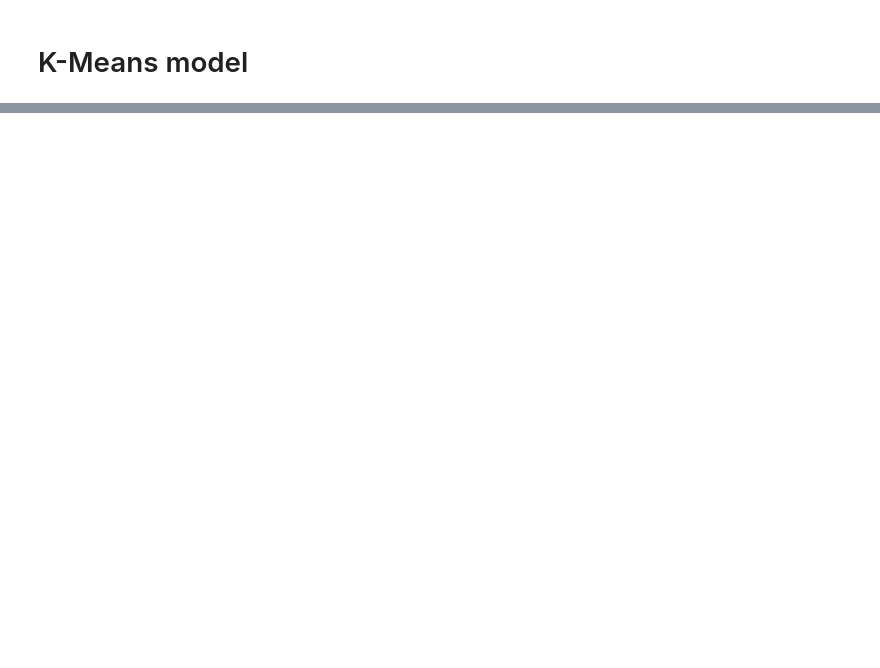
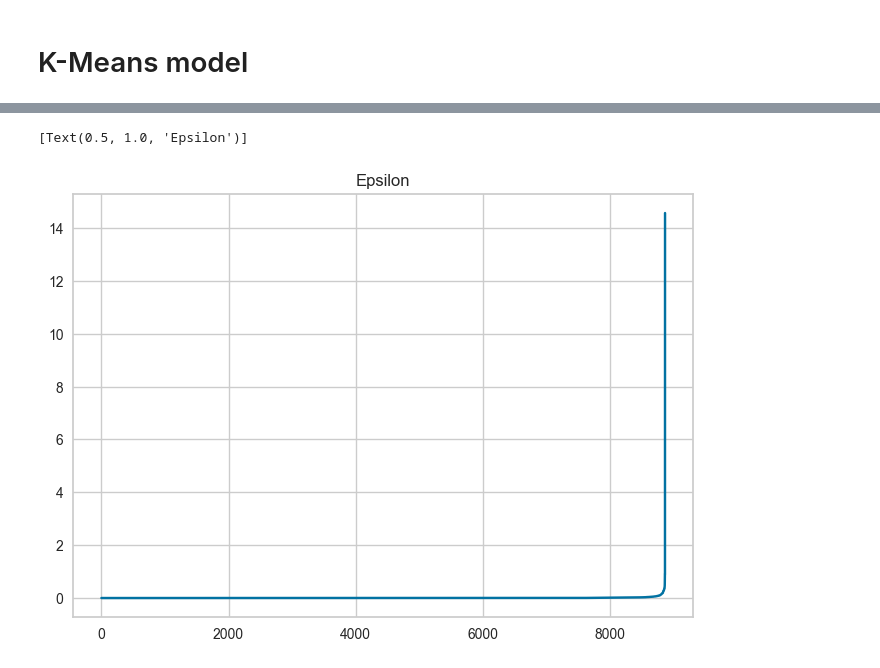
Before and after one commit to mcleroj/Python, a Jupyter notebook: clustering_metods.ipynb, the cells around one changed output, grey strips where cells are left out. Saved outputs shown, nothing was run; the diff lists cells and outputs as text; code cells hidden in the pictures; blank space fills up the shorter version.

```diff
--- a/clustering_metods.ipynb
+++ b/clustering_metods.ipynb
@@ -263,0 +303,11 @@ for i in range(2, 11):
+# %%
+df_dbscan = df3.copy()
+nbrs = NearestNeighbors().fit(df_dbscan)
+distances, indices = nbrs.kneighbors(df_dbscan)
+distances = np.sort(distances, axis=0)
+distances = distances[:, 1]
+pl = sns.lineplot(distances)
+pl.set(title="Epsilon")
+# %% [output]
+[Text(0.5, 1.0, 'Epsilon')]
+[figure, added]
```
Also changed, not shown: parts of 18 cells of this notebook.
